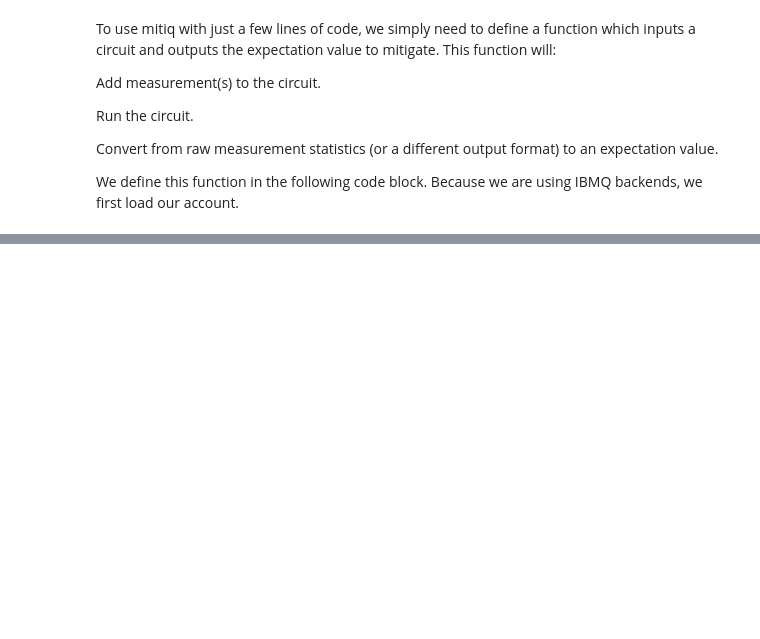
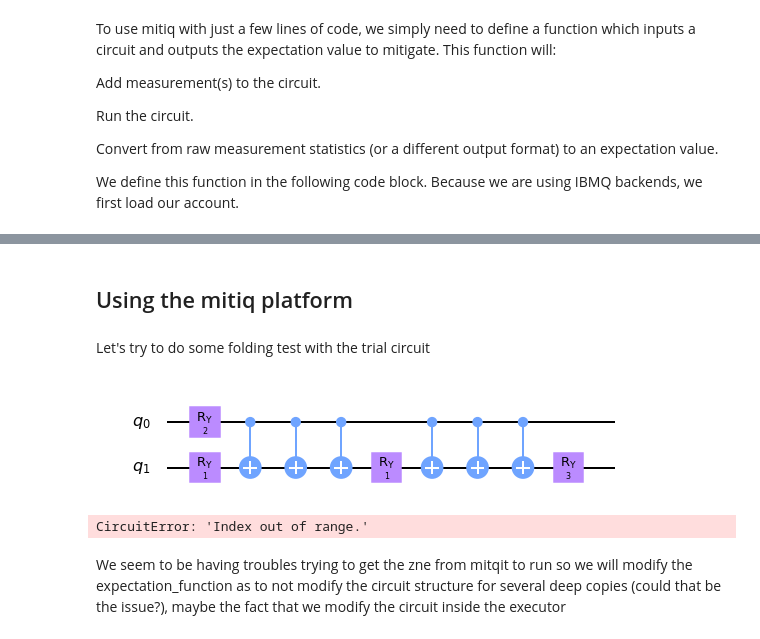
Before and after one commit to JavierNaya/QOSF_Mentorship, a Jupyter notebook: main .ipynb, the cells around one changed output, grey strips where cells are left out. Saved outputs shown, nothing was run; the diff lists cells and outputs as text; code cells hidden in the pictures; blank space fills up the shorter version.

```diff
--- a/main .ipynb
+++ b/main .ipynb
@@ -419,0 +453,14 @@ AquaError: 'Dictionary missing "paulis" key'
+# %% [markdown]
+## Using the mitiq platform
+# %% [markdown]
+Let's try to do some folding test with the trial circuit
+# %%
+qc = State_Preparation([1,2,3])
+
+#folded = fold_gates_from_left(qc, scale_factor=2)
+#folded = fold_gates_from_right(qc, scale_factor=4,fidelities={"single": 1.0,"CNOT": 0.99})
+folded = fold_gates_at_random(qc, scale_factor=3,fidelities={"single": 1.0,"CNOT": 0.99})
+#folded = fold_global(qc, scale_factor=3,fidelities={"single": 1.0,"CNOT": 0.99})
+folded.draw('mpl')
+# %% [output]
+[figure, added]
@@ -419,0 +475,19 @@ AquaError: 'Dictionary missing "paulis" key'
+# %%
+from functools import partial
+
+def executor(qc, coef, noise = False) -> float:
+    exp = expectation_measurement(qc,coef)
+    result = exp['IX']
+    return result
+
+new_executor = partial(
+    executor,
+    coef = coef
+)
+
+#result = new_executor(qc)
+mitigated = mitiq.execute_with_zne(qc,new_executor)
+# %% [output]
+CircuitError: 'Index out of range.'
+# %% [markdown]
+We seem to be having troubles trying to get the zne from mitqit to run so we will modify the expectation_function as to not modify the circuit structure for several deep copies (could that be the issue?), maybe the fact that we modify the circuit inside the executor
```
Also changed, not shown: parts of 24 cells of this notebook, 3 other files.
